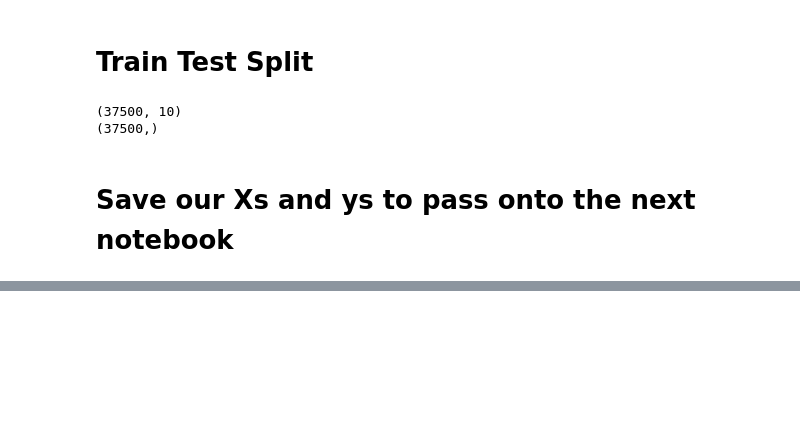
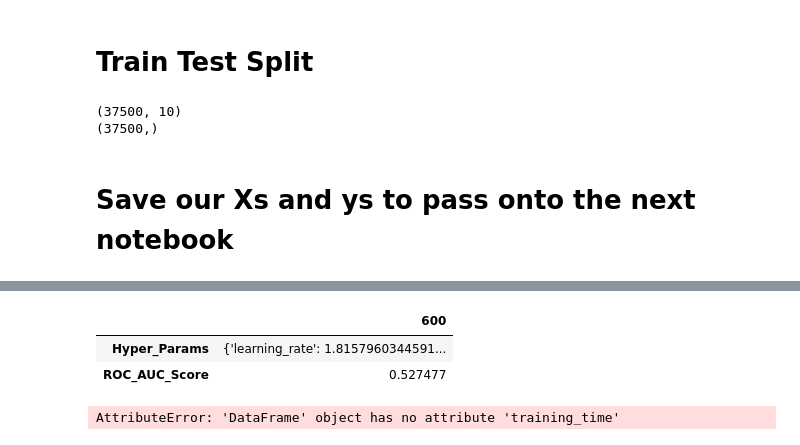
Before and after one commit to Prathmun/Sentiment-Capstone, a Jupyter notebook: Pre-processing.ipynb, the cells around one changed output, grey strips where cells are left out. Cells and saved outputs as stored; diff of their text form; code cells hidden in the pictures; blank space fills up the shorter version.

```diff
--- a/Pre-processing.ipynb
+++ b/Pre-processing.ipynb
@@ -254,7 +429,7 @@ mono_vector_stack = [vectored_no_stops_mono]
 # %%
 mono_and_topics = [vectored_no_stops_mono, topic_vector]
 # %%
-X = hstack(mono_vector_stack)
+X = hstack(mono_and_topics)
 # %% [markdown]
 ## Bringing in and extracting our Y column
 # %%
@@ -291,0 +585,2 @@ pickle.dump(y_test, open("y_test", 'wb'))
+# %%
+y = df.Y
@@ -291,0 +654,37 @@ pickle.dump(y_test, open("y_test", 'wb'))
+# %%
+features = 700
+time_to_execute= 0
+details_dict = {}
+
+while 600 > time_to_execute:
+
+    #Make the X vector with the proper number of features
+        ##y should stay the same, so we're not rebuilding it each iteration
+
+    Vectorizer_Agent_mono = TfidfVectorizer(preprocessor=None, stop_words=stopwords, max_features=features)
+    X = Vectorizer_Agent_mono.fit_transform(df.text.values)
+    print(X.shape)
+
+    #train/test split it
+
+    X_train, X_test, y_train, y_test = train_test_split(X, y)
+
+    #run the model
+
+    stats = chonky_model_aggregator(X_train, y_train, X_test, y_test)
+
+    #record it's stats
+
+    time_to_execute = stats['GradientBoostingClassifier']['training_time']
+    details_dict[features] = stats['GradientBoostingClassifier']
+
+    #increase the number of features
+    print('the last iteration took ' + str(time_to_execute) + ' seconds to train')
+    print('FEATURES = ' + str(features))
+    print(' ')
+    print(' ')
+    print(' ')
+    features += 100
+    if len(details_dict) > 4:
+        pickle.dump(details_dict, open("dimensionality_training_data_max_" +str(features) + '_features', 'wb'))
+        details_dict = {}
@@ -291,0 +712,11 @@ pickle.dump(y_test, open("y_test", 'wb'))
+# %%
+details_df = pd.DataFrame(details_dict)
+details_df.head(2)
+# %% [output]
+|  | 600 |
+| Hyper_Params | {'learning_rate': 1.8157960344591... |
+| ROC_AUC_Score | 0.527477 |
+# %%
+details_df.training_time.plot()
+# %% [output]
+AttributeError: 'DataFrame' object has no attribute 'training_time'
```
Also changed, not shown: parts of 90 cells of this notebook, 2 other files.
